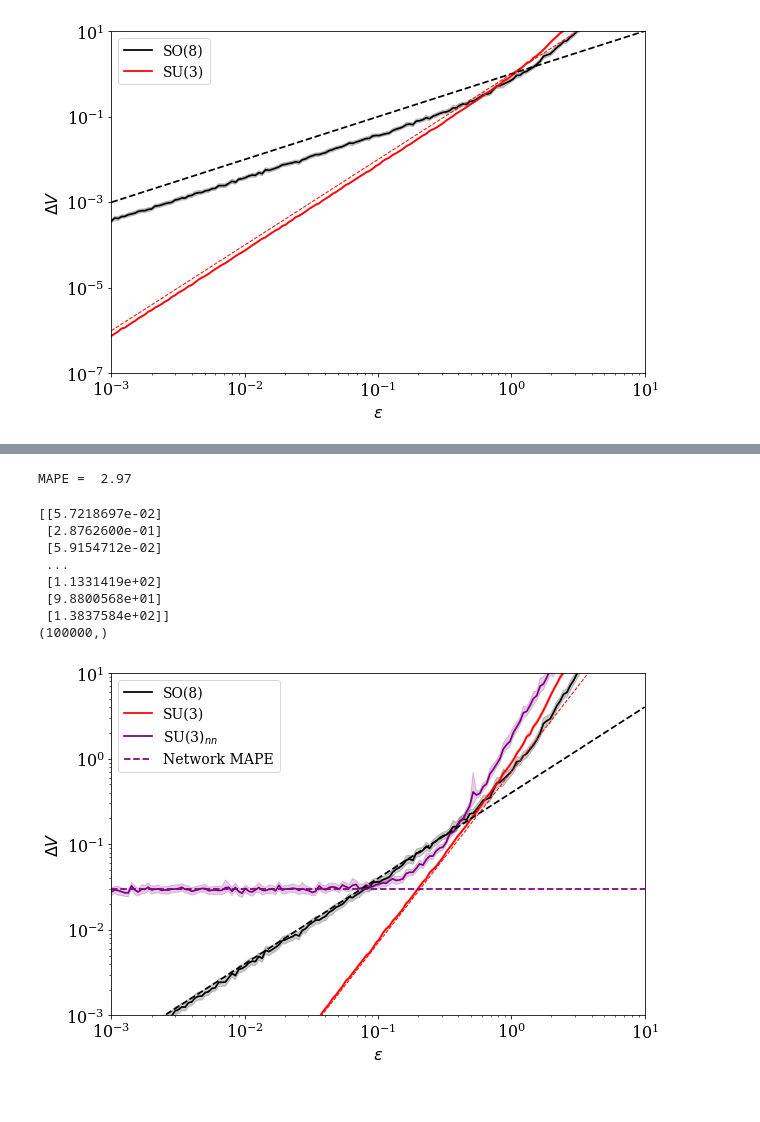
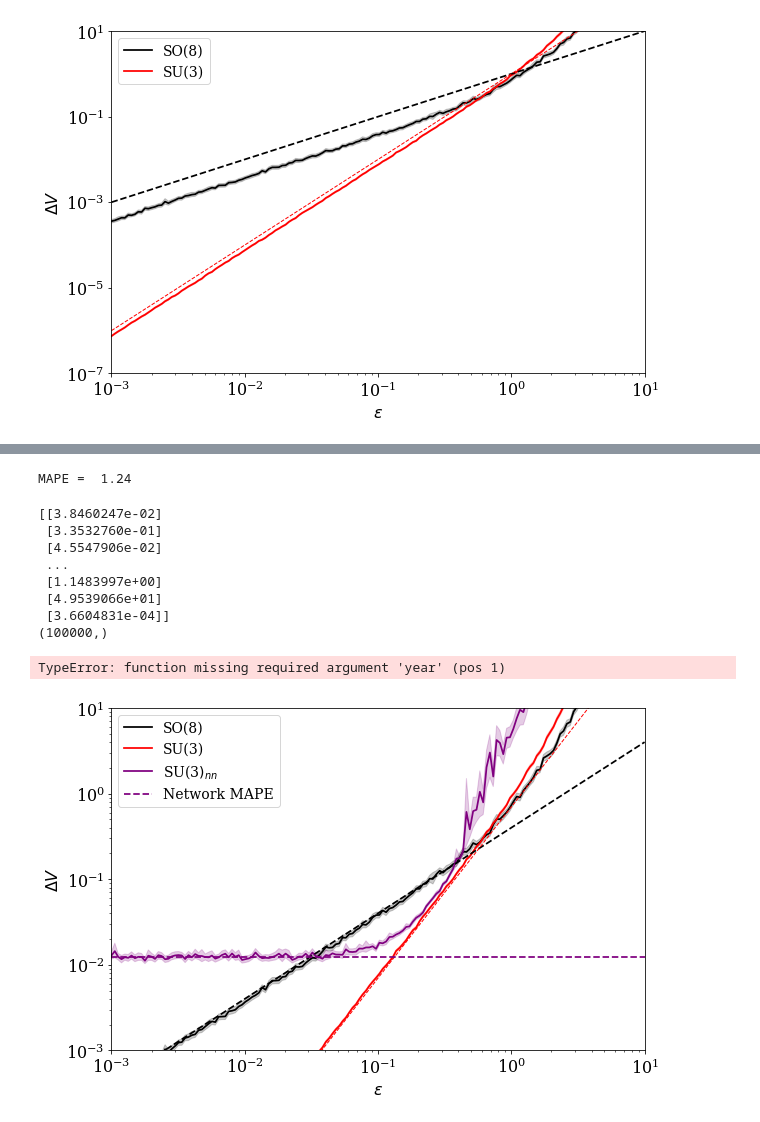
Before and after one commit to seancraven/Level-4-Masters-Project, a Jupyter notebook: Symmetry_Detection/ideal_symmetry.ipynb, the cells around one changed output, grey strips where cells are left out. Saved outputs shown, nothing was run; the diff lists cells and outputs as text; code cells hidden in the pictures.

```diff
--- a/Symmetry_Detection/ideal_symmetry.ipynb
+++ b/Symmetry_Detection/ideal_symmetry.ipynb
@@ -384,2 +384,2 @@ fig.savefig('DeltaV_inital.jpeg',dpi=200,transparent=False)
 # %%
-model = keras.models.load_model('/home/sean/Documents/Work/Level 4/Level-4-Masters-Project/Hyperparam_Testing/Testing_Notebooks/Optimised_Network/Saved_Optimised_Networks/106datapoints.h5')
+model = keras.models.load_model('/home/sean/Documents/Work/Level 4/Level-4-Masters-Project/Hyperparam_Testing/Testing_Notebooks/Optimised_Network/5_107.0datapoints.h5')
@@ -390,48 +388,50 @@ pred_V = model.predict(pi_dpi)[:,0]
 MAPE = np.mean(abs((pred_V - v)/v))
 print('MAPE = ',round(MAPE*100,2))
 # %% [output]
-MAPE =  2.97
+MAPE =  1.24
 # %%
 V_nn = model.predict(SU_pi_dpi_nn)
 print(V_nn)
 print(V_nn[:,0].shape)
 delta_V_nn = abs((V_nn[:,0]-v)/v)
 # %% [output]
-[[5.7218697e-02]
- [2.8762600e-01]
- [5.9154712e-02]
+[[3.8460247e-02]
+ [3.3532760e-01]
+ [4.5547906e-02]
  ...
- [1.1331419e+02]
- [9.8800568e+01]
- [1.3837584e+02]]
+ [1.1483997e+00]
+ [4.9539066e+01]
+ [3.6604831e-04]]
 (100000,)
 # %%
+confidence_inteval = 96
+
 fig_2,ax = plt.subplots(1,figsize=(9,6))
 data = pd.DataFrame({'epsilon':eps,'SOdiff':np.abs(SO_Vdiff),'SUdiff':np.abs(SU_Vdiff),'SUdiff_nn':np.abs(delta_V_nn)})
-sb.lineplot(data=data,x='epsilon',y='SOdiff',label='SO({:})'.format(N*N-1),ci=99,color = 'black' )
-sb.lineplot(data=data,x='epsilon',y='SUdiff',label='SU({:})'.format(N),ci=99, color = 'Red')
-sb.lineplot(data=data,x='epsilon',y='SUdiff_nn',label='SU({}'.format(N)+'$)_{nn}$',ci=99, color = 'Purple')
+sb.lineplot(data=data,x='epsilon',y='SOdiff',label='SO({:})'.format(N*N-1),ci = confidence_inteval,color = 'black' )
+sb.lineplot(data=data,x='epsilon',y='SUdiff',label='SU({:})'.format(N),ci=confidence_inteval, color = 'Red')
+sb.lineplot(data=data,x='epsilon',y='SUdiff_nn',label='SU({}'.format(N)+'$)_{nn}$',ci=confidence_inteval, color = 'Purple')
 
 
 x = np.logspace(-3,1,100)
 y1 = np.exp(x)-(1+x)
 y = 1/(1-x)-(1)
 #ax.plot(x,y,color="green")
 ax.plot(x,x*0.4,color="Black",linestyle='--')
 ax.grid(False)
 #ax.plot(x,y1,color="orange")
 ax.plot(x,(x**2)*0.7,color="Red",linestyle='--',linewidth = 1)
 ax.plot(x,np.ones_like(x)*MAPE, color = 'purple',linestyle = '--', label = 'Network MAPE')
 
 ax.set_xlabel(r'$\epsilon$')
 ax.set_ylabel(r'$\Delta V$')
 ax.set_xscale('log')
 ax.set_yscale('log')
 ax.grid(False)
 ax.legend()
 ax.set_ylim(1e-3,10)
 ax.set_xlim(1e-3,10)
 fig_2.tight_layout()
-fig_2.savefig('DeltaV_improved.jpeg',dpi=200,transparent=False)
 # %% [output]
+TypeError: function missing required argument 'year' (pos 1)
-[figure, old version]
+[figure, new version]
```
Also changed, not shown: parts of 15 cells of this notebook, 2 other files.
